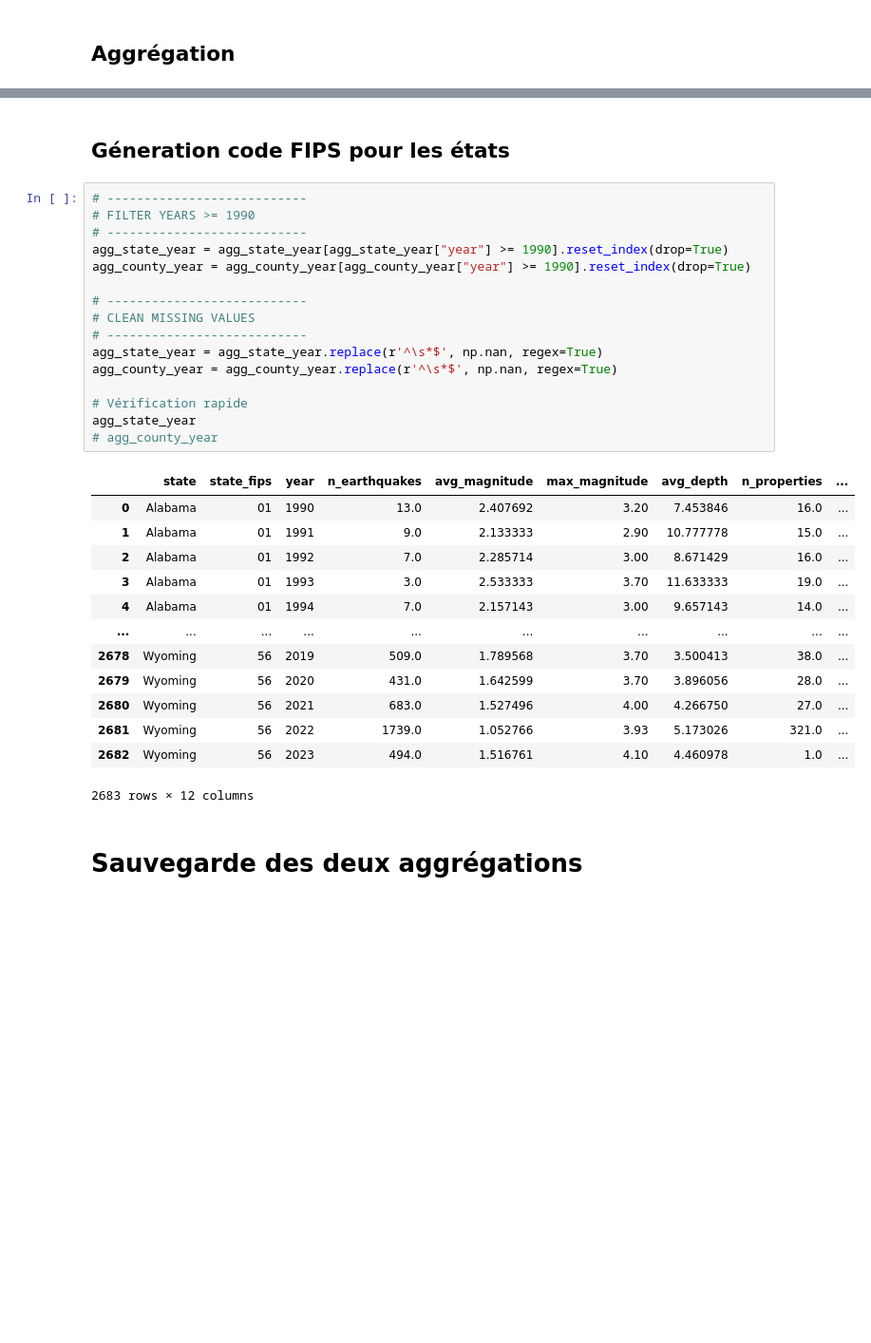
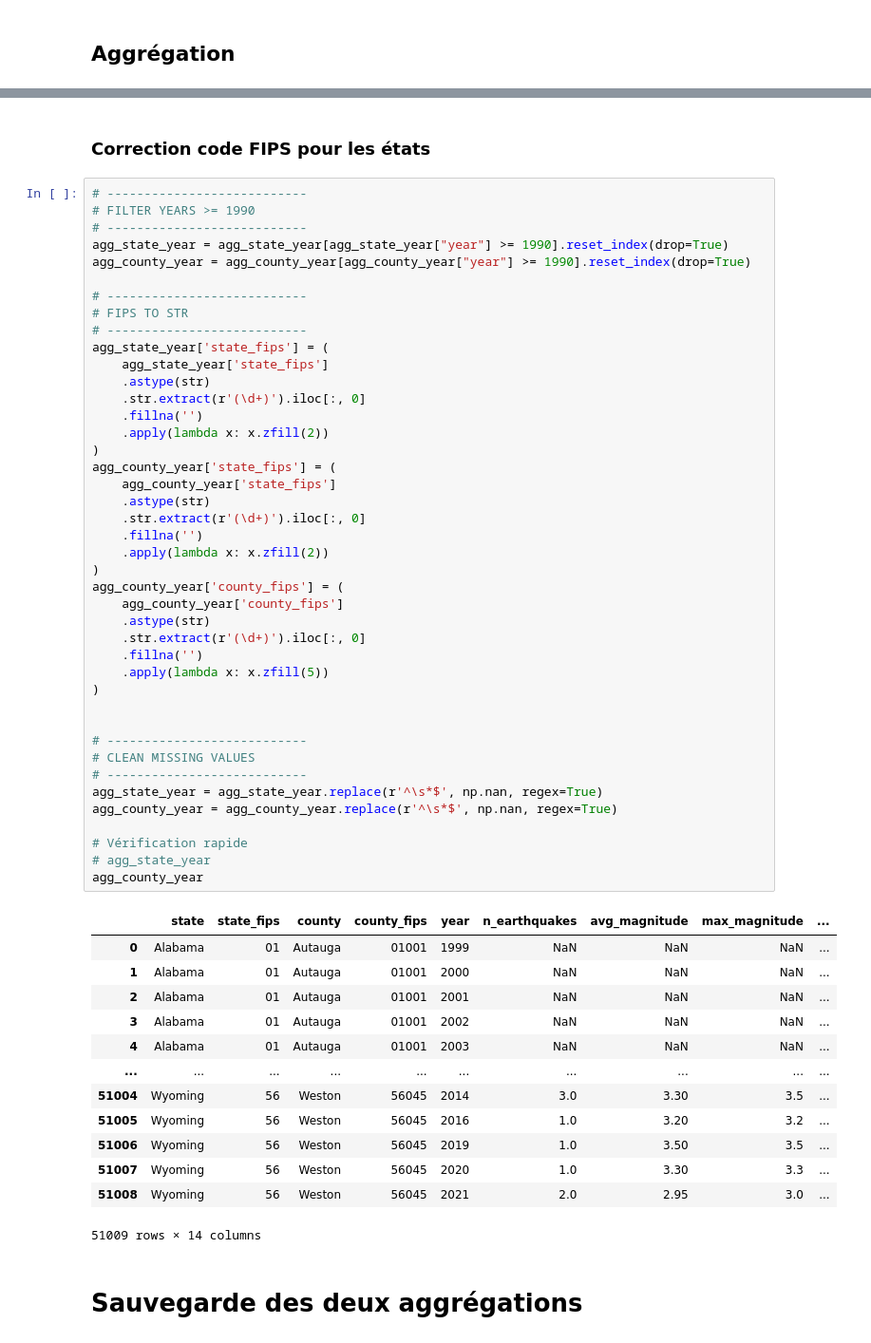
Before and after one commit to snonow/earthquake-realestate-viz, a Jupyter notebook: Data Manip.ipynb, the cells around one changed output, grey strips where cells are left out. Shown at 95% size. Cells and saved outputs as stored; diff of their text form; blank space fills up the shorter version.

```diff
--- a/Data Manip.ipynb
+++ b/Data Manip.ipynb
@@ -293,35 +306,61 @@ agg_state_year = agg_eq_state_year.merge(
 # %% [markdown]
-## Géneration code FIPS pour les états
+### Correction code FIPS pour les états
 # %%
 # ---------------------------
 # FILTER YEARS >= 1990
 # ---------------------------
 agg_state_year = agg_state_year[agg_state_year["year"] >= 1990].reset_index(drop=True)
 agg_county_year = agg_county_year[agg_county_year["year"] >= 1990].reset_index(drop=True)
 
 # ---------------------------
+# FIPS TO STR
+# ---------------------------
+agg_state_year['state_fips'] = (
+    agg_state_year['state_fips']
+    .astype(str)
+    .str.extract(r'(\d+)').iloc[:, 0]
+    .fillna('')
+    .apply(lambda x: x.zfill(2))
+)
+agg_county_year['state_fips'] = (
+    agg_county_year['state_fips']
+    .astype(str)
+    .str.extract(r'(\d+)').iloc[:, 0]
+    .fillna('')
+    .apply(lambda x: x.zfill(2))
+)
+agg_county_year['county_fips'] = (
+    agg_county_year['county_fips']
+    .astype(str)
+    .str.extract(r'(\d+)').iloc[:, 0]
+    .fillna('')
+    .apply(lambda x: x.zfill(5))
+)
+
+
+# ---------------------------
 # CLEAN MISSING VALUES
 # ---------------------------
 agg_state_year = agg_state_year.replace(r'^\s*$', np.nan, regex=True)
 agg_county_year = agg_county_year.replace(r'^\s*$', np.nan, regex=True)
 
 # Vérification rapide
-agg_state_year
-# agg_county_year
+# agg_state_year
+agg_county_year
 # %% [output]
-|  | state | state_fips | year | n_earthquakes | avg_magnitude | max_magnitude | avg_depth | n_properties | ... |
-| 0 | Alabama | 01 | 1990 | 13.0 | 2.407692 | 3.20 | 7.453846 | 16.0 | ... |
-| 1 | Alabama | 01 | 1991 | 9.0 | 2.133333 | 2.90 | 10.777778 | 15.0 | ... |
-| 2 | Alabama | 01 | 1992 | 7.0 | 2.285714 | 3.00 | 8.671429 | 16.0 | ... |
-| 3 | Alabama | 01 | 1993 | 3.0 | 2.533333 | 3.70 | 11.633333 | 19.0 | ... |
-| 4 | Alabama | 01 | 1994 | 7.0 | 2.157143 | 3.00 | 9.657143 | 14.0 | ... |
+|  | state | state_fips | county | county_fips | year | n_earthquakes | avg_magnitude | max_magnitude | ... |
+| 0 | Alabama | 01 | Autauga | 01001 | 1999 | NaN | NaN | NaN | ... |
+| 1 | Alabama | 01 | Autauga | 01001 | 2000 | NaN | NaN | NaN | ... |
+| 2 | Alabama | 01 | Autauga | 01001 | 2001 | NaN | NaN | NaN | ... |
+| 3 | Alabama | 01 | Autauga | 01001 | 2002 | NaN | NaN | NaN | ... |
+| 4 | Alabama | 01 | Autauga | 01001 | 2003 | NaN | NaN | NaN | ... |
 | ... | ... | ... | ... | ... | ... | ... | ... | ... | ... |
-| 2678 | Wyoming | 56 | 2019 | 509.0 | 1.789568 | 3.70 | 3.500413 | 38.0 | ... |
-| 2679 | Wyoming | 56 | 2020 | 431.0 | 1.642599 | 3.70 | 3.896056 | 28.0 | ... |
-| 2680 | Wyoming | 56 | 2021 | 683.0 | 1.527496 | 4.00 | 4.266750 | 27.0 | ... |
-| 2681 | Wyoming | 56 | 2022 | 1739.0 | 1.052766 | 3.93 | 5.173026 | 321.0 | ... |
-| 2682 | Wyoming | 56 | 2023 | 494.0 | 1.516761 | 4.10 | 4.460978 | 1.0 | ... |
+| 51004 | Wyoming | 56 | Weston | 56045 | 2014 | 3.0 | 3.30 | 3.5 | ... |
+| 51005 | Wyoming | 56 | Weston | 56045 | 2016 | 1.0 | 3.20 | 3.2 | ... |
+| 51006 | Wyoming | 56 | Weston | 56045 | 2019 | 1.0 | 3.50 | 3.5 | ... |
+| 51007 | Wyoming | 56 | Weston | 56045 | 2020 | 1.0 | 3.30 | 3.3 | ... |
+| 51008 | Wyoming | 56 | Weston | 56045 | 2021 | 2.0 | 2.95 | 3.0 | ... |
-2683 rows × 12 columns
+51009 rows × 14 columns
 # %% [markdown]
 # Sauvegarde des deux aggrégations
 # %%
```
Also changed, not shown: parts of 3 cells of this notebook.
